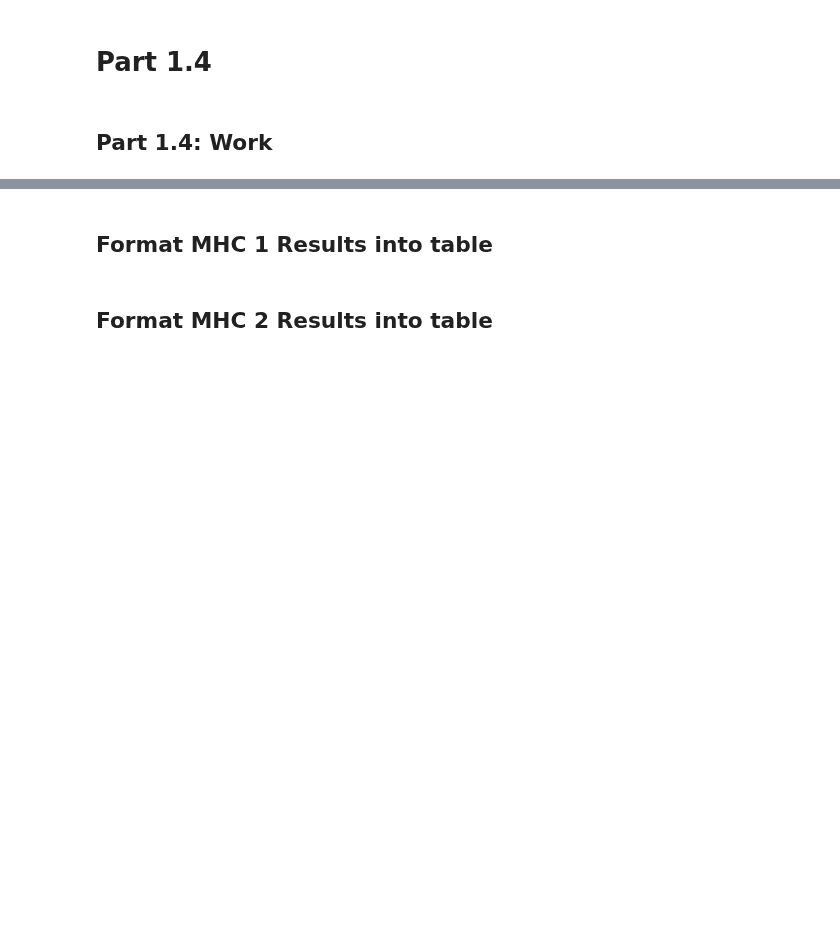
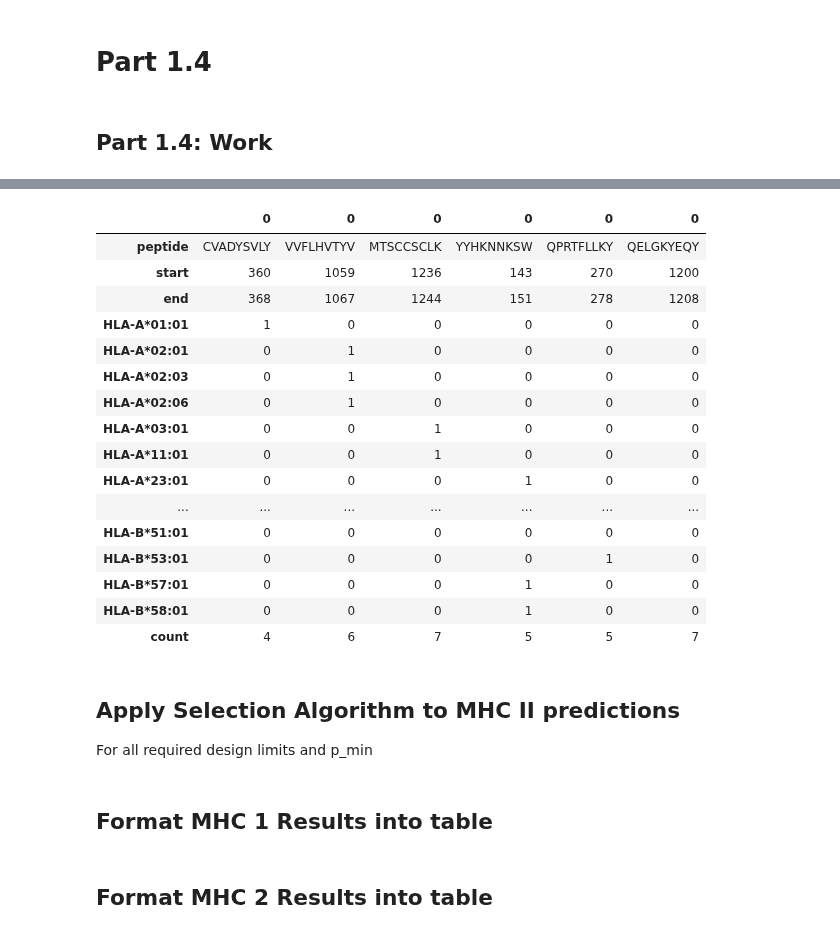
Before and after one commit to ryanquinnnelson/CMU-02718-HW5, a Jupyter notebook: 02_518_02_718_HW_5_ryann.ipynb, the cells around one changed output, grey strips where cells are left out. Saved outputs shown, nothing was run; the diff lists cells and outputs as text; code cells hidden in the pictures; blank space fills up the shorter version.

Commit message:
Testing design selection method again

```diff
--- a/02_518_02_718_HW_5_ryann.ipynb
+++ b/02_518_02_718_HW_5_ryann.ipynb
@@ -1305,0 +1444,4 @@ selected
+# %%
+test_selected = []
+update_selected_peptides(test_peptide_dict,test_selected)
+test_selected
@@ -1418,23 +1632,32 @@ For all required design limits and p_min
 design_limits = [10000,10,20]
 p_mins = [3.0,6.0,9.0]
 # %%
-## ?? can I select if they overlap
-execution_mhc1 = []
-coverages_mhc1 = []
-for design_limit in design_limits:
-    for p_min in p_mins:
+def design_coverage(allele_list,mhc_results,design_limits,p_mins):
 
-        df_coverage_mhc1 = get_peptide_coverage_df(results_mhc1,p_min,class_i_list)
-        if df_coverage_mhc1.shape[0] > 0:
+    designs = []
+    coverages = []
 
-            # there is at least one peptide which has pIC50 >= p_min
-            n,selected = select_peptides(df_coverage_mhc1,class_i_list,design_limit)
+    for d in design_limits:
+        for p in p_mins:
 
-        else:
+            coverage_df = get_peptide_coverage_df(mhc_results,p,allele_list)
+            if coverage_df.shape[0] > 0:
 
-            # no peptides have pIC50 >= p_min
-            n,selected = (0,[])
+                # there is at least one peptide which has pIC50 >= p_min
+                num_selected,peptides = select_peptides(coverage_df,allele_list,d)
 
-        execution_mhc1.append((design_limit, p_min, n, selected))
-        coverages_mhc1.append(df_coverage_mhc1)
+            else:
+
+                # no peptides have pIC50 >= p_min
+                num_selected,peptides = (0,[])
+
+            designs.append((d, p, num_selected, peptides))
+            coverages.append(coverage_df)
+
+    return (designs,coverages)
+# %%
+%%time
+
+# MHC I
+designs_mhc1, coverages_mhc1 = design_coverage(class_i_list, results_mhc1, design_limits, p_mins)
 # %%
@@ -1464,0 +1698,25 @@ for design_limit in design_limits:
+# %%
+# check results
+design_10_6_mhc1 = coverages_mhc1[4]
+design_10_6_mhc1[design_10_6_mhc1['peptide'].isin(['CVADYSVLY', 'QELGKYEQY', 'YYHKNNKSW', 'MTSCCSCLK', 'QPRTFLLKY', 'VVFLHVTYV'])].T
+# %% [output]
+|  | 0 | 0 | 0 | 0 | 0 | 0 |
+| peptide | CVADYSVLY | VVFLHVTYV | MTSCCSCLK | YYHKNNKSW | QPRTFLLKY | QELGKYEQY |
+| start | 360 | 1059 | 1236 | 143 | 270 | 1200 |
+| end | 368 | 1067 | 1244 | 151 | 278 | 1208 |
+| HLA-A*01:01 | 1 | 0 | 0 | 0 | 0 | 0 |
+| HLA-A*02:01 | 0 | 1 | 0 | 0 | 0 | 0 |
+| HLA-A*02:03 | 0 | 1 | 0 | 0 | 0 | 0 |
+| HLA-A*02:06 | 0 | 1 | 0 | 0 | 0 | 0 |
+| HLA-A*03:01 | 0 | 0 | 1 | 0 | 0 | 0 |
+| HLA-A*11:01 | 0 | 0 | 1 | 0 | 0 | 0 |
+| HLA-A*23:01 | 0 | 0 | 0 | 1 | 0 | 0 |
+| ... | ... | ... | ... | ... | ... | ... |
+| HLA-B*51:01 | 0 | 0 | 0 | 0 | 0 | 0 |
+| HLA-B*53:01 | 0 | 0 | 0 | 0 | 1 | 0 |
+| HLA-B*57:01 | 0 | 0 | 0 | 1 | 0 | 0 |
+| HLA-B*58:01 | 0 | 0 | 0 | 1 | 0 | 0 |
+| count | 4 | 6 | 7 | 5 | 5 | 7 |
+# %% [markdown]
+## Apply Selection Algorithm to MHC II predictions
+For all required design limits and p_min
```
Also changed, not shown: parts of 45 cells of this notebook.
